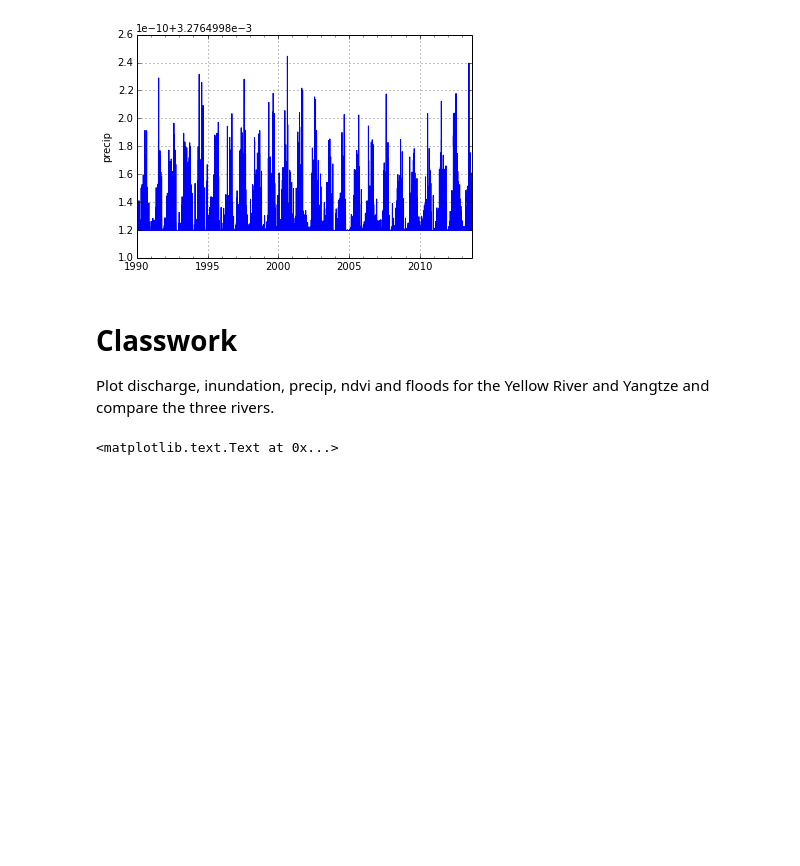
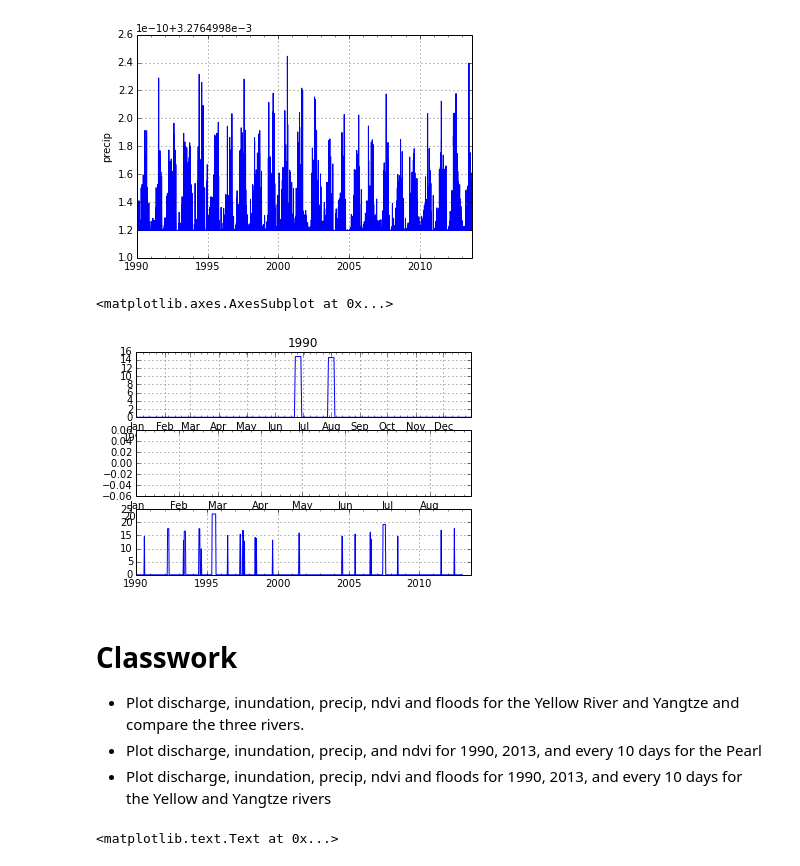
Before and after one commit to story645/EAS213, a Jupyter notebook: notebooks/class2.ipynb, the cells around one changed output. Cells and saved outputs as stored; diff of their text form; code cells hidden in the pictures; blank space fills up the shorter version.

```diff
--- a/notebooks/class2.ipynb
+++ b/notebooks/class2.ipynb
@@ -52,10 +52,31 @@ precip
 [figure]
 [figure]
 [figure]
+# %%
+#We can also plot specific ranges, like the first and last year
+pf = data['flood']['Pearl']
+fig = plt.figure()
+
+ax1 = fig.add_subplot(3,1,1)
+ax1.set_title('1990')
+pf[pf.index.year==1990].plot(ax=ax1)
+
+ax2.set_title('2013')
+ax2 = fig.add_subplot(3,1,2)
+pf[pf.index.year==2013].plot(ax=ax2)
+
+ax3.set_title('Every 10 Days')
+ax3 = fig.add_subplot(3,1,3)
+pf[::10].plot(ax=ax3)
+# %% [output]
+<matplotlib.axes.AxesSubplot at 0x...>
+[figure, added]
 # %% [markdown]
 Classwork
 ==========
-Plot discharge, inundation, precip, ndvi and floods for the Yellow River and Yangtze and compare the three rivers.
+* Plot discharge, inundation, precip, ndvi and floods for the Yellow River and Yangtze and compare the three rivers.
+* Plot discharge, inundation, precip, and ndvi for 1990, 2013, and every 10 days for the Pearl
+* Plot discharge, inundation, precip, ndvi and floods for 1990, 2013, and every 10 days for the Yellow and Yangtze rivers
 # %%
 """
 what about looking at how the data is distributed?
```
Also changed, not shown: parts of 7 cells of this notebook.
